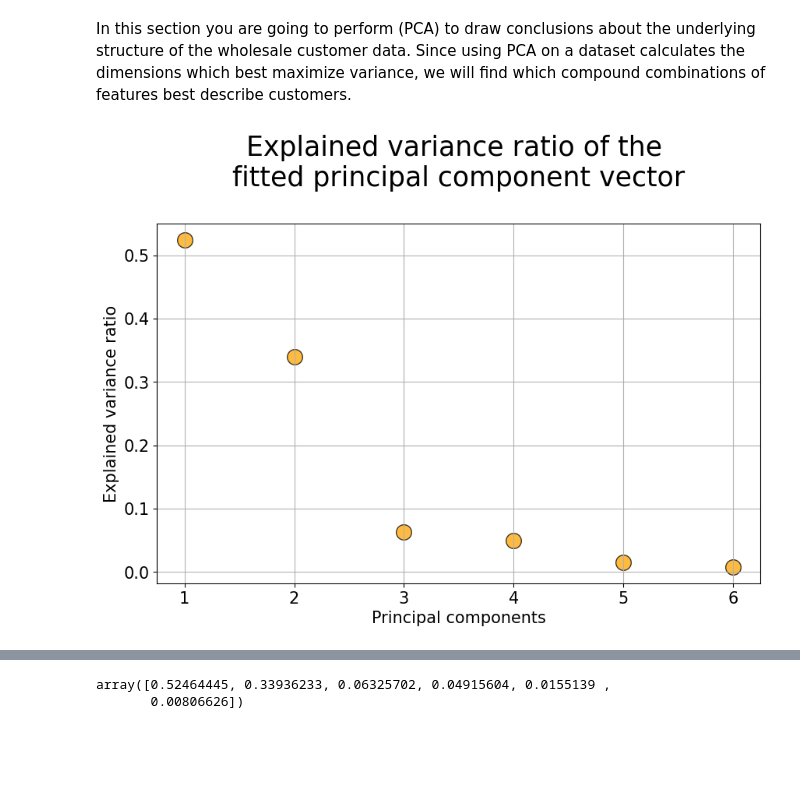
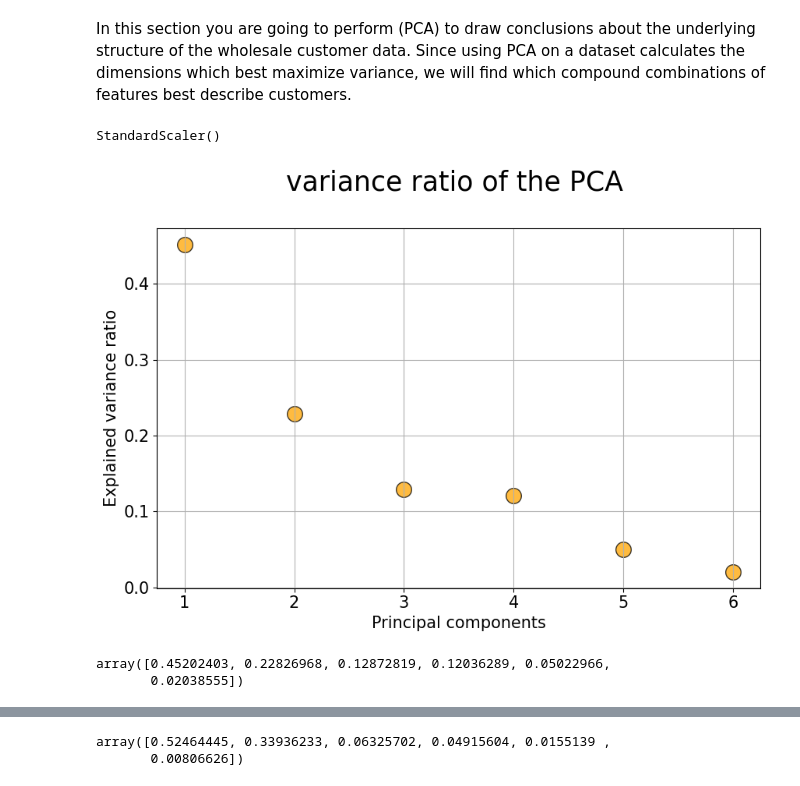
Before and after one commit to RRPharaoh/ml-project-unsupervised-learning, a Jupyter notebook: Unsupervised Learning - Project.ipynb, the cells around one changed output, grey strips where cells are left out. Drawn from its saved outputs; the diff is of its cells as text; code cells hidden in the pictures; blank space fills up the shorter version.

```diff
--- a/Unsupervised Learning - Project.ipynb
+++ b/Unsupervised Learning - Project.ipynb
@@ -437,22 +439,34 @@ In this section you are going to perform   (PCA) to draw conclusions about the u
 # %%
-columns_to_drop = ['Channel', 'Region']
+columns_to_drop = ['Region', 'Channel']
 
 df_pca = df.drop(columns=columns_to_drop)
+# %%
+scaler = StandardScaler()
+scaler.fit(df_pca)
+# %% [output]
+StandardScaler()
+# %%
+scaled_df=scaler.transform(df_pca)
 # %%
 pca = PCA(n_components=None)
 
-df_pca = pca.fit(df_pca)
+df_pca = pca.fit(scaled_df)
 # %%
 plt.figure(figsize=(10,6))
 plt.scatter(x=[i+1 for i in range(len(df_pca.explained_variance_ratio_))],
             y=df_pca.explained_variance_ratio_,
            s=200, alpha=0.75,c='orange',edgecolor='k')
 plt.grid(True)
-plt.title("Explained variance ratio of the \nfitted principal component vector\n",fontsize=25)
+plt.title("variance ratio of the PCA \n",fontsize=25)
 plt.xlabel("Principal components",fontsize=15)
 plt.xticks([i+1 for i in range(len(df_pca.explained_variance_ratio_))],fontsize=15)
 plt.yticks(fontsize=15)
 plt.ylabel("Explained variance ratio",fontsize=15)
 plt.show()
 # %% [output]
-[figure, old version]
+[figure, new version]
+# %%
+pca.explained_variance_ratio_
+# %% [output]
+array([0.45202403, 0.22826968, 0.12872819, 0.12036289, 0.05022966,
+       0.02038555])
```
Also changed, not shown: parts of 6 cells of this notebook.
